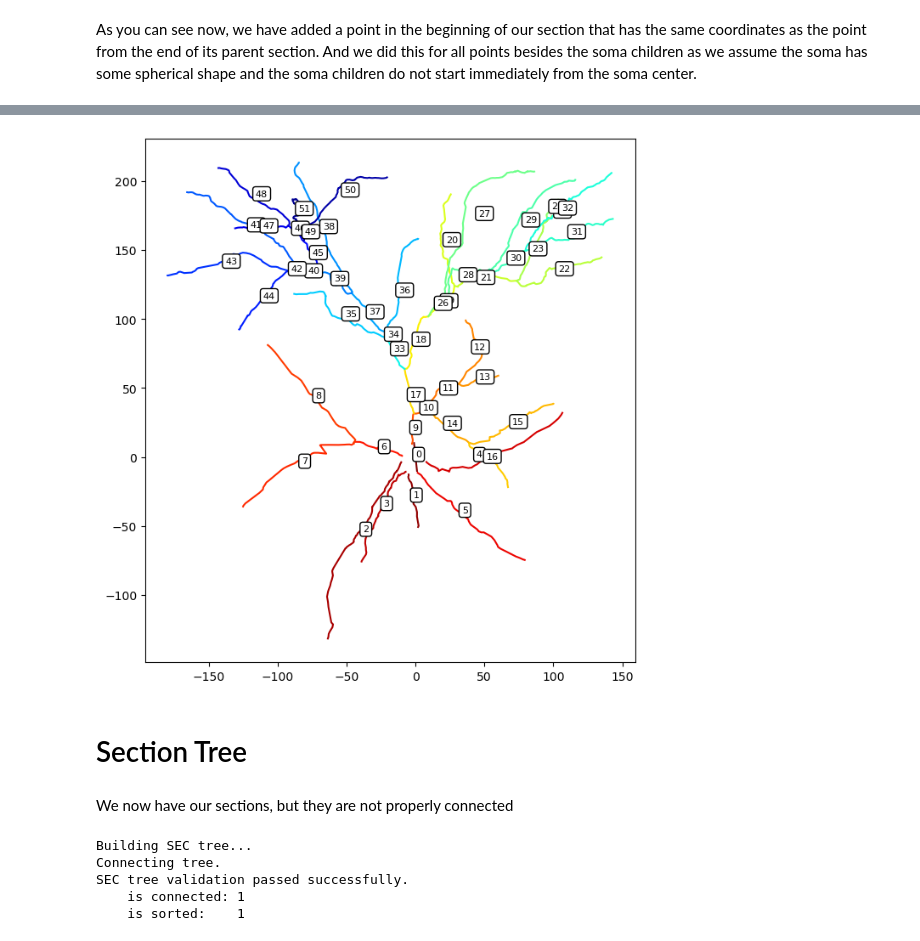
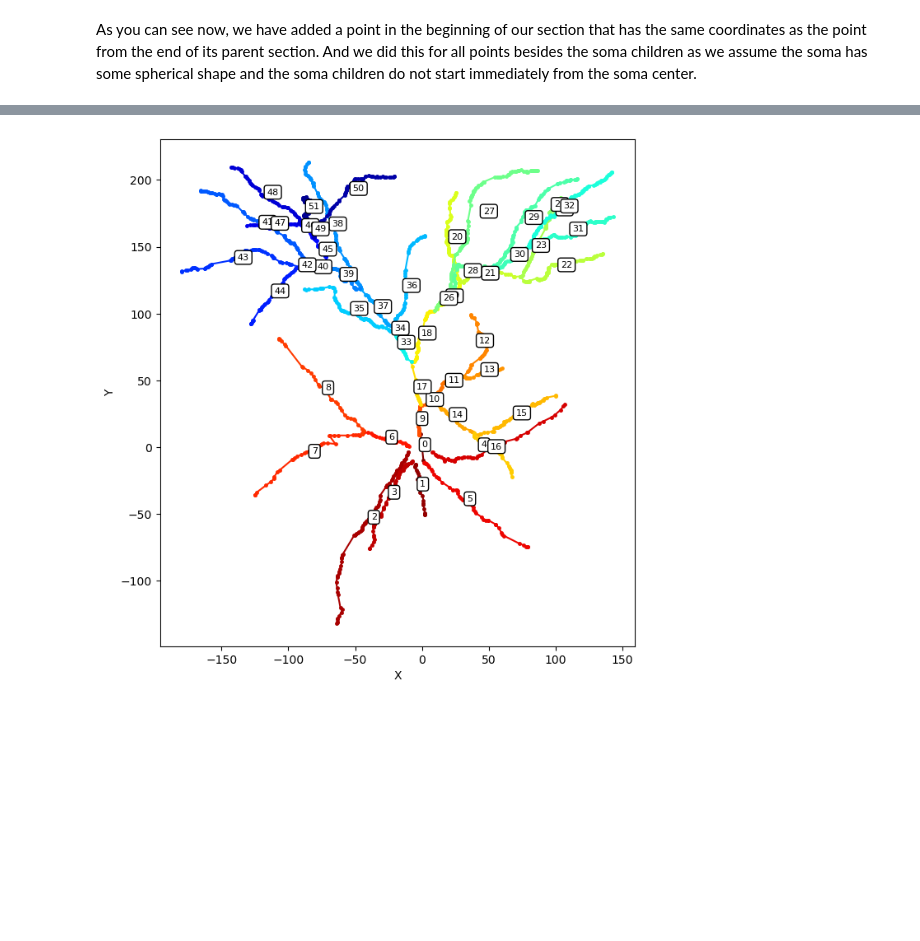
Before and after one commit to Poirazi-Lab/DendroTweaksApp, a Jupyter notebook: app/src/trees_demo.ipynb, the cells around one changed output, grey strips where cells are left out. Saved outputs shown, nothing was run; the diff lists cells and outputs as text; code cells hidden in the pictures; blank space fills up the shorter version.

```diff
--- a/app/src/trees_demo.ipynb
+++ b/app/src/trees_demo.ipynb
@@ -17,7 +17,7 @@ file_name = 'Park_2019.swc'
 path_to_swc = os.path.join(cwd, "data", "swc")
 path_to_file = os.path.join(path_to_swc,file_name)
 # %%
-factory = TreeFactory()
+factory = TreeFactory(path_to_swc)
 reader = SWCReader()
 # %%
 df = reader.read_file(path_to_file)
@@ -124,0 +113,2 @@ Tree [•0, •1, •2, •3, •4, •5, •6, •7, •8, •9, •10, •11,
+# %%
+swc_tree.sort()
@@ -158,0 +165,2 @@ swcm.swc_tree.plot_points(ax, edges=True, annotate=False, projection='XY')
+# %%
+sec_tree = factory.create_sec_tree(swc_tree, extend=True)
@@ -204,20 +222,5 @@ print(len(selected_section.pts3d))
 # %%
 fig, ax = plt.subplots(figsize=(8, 8))
-swcm.swc_tree.plot_sections(ax,
-                            show_points=False,
-                            show_lines=True,
-                            annotate=True)
+sec_tree.plot(ax=ax, show_points=True, show_lines=True, annotate=True, projection='XY')
 # %% [output]
-[figure, old version]
+[figure, new version]
-# %% [markdown]
-# Section Tree
-# %% [markdown]
-We now have our sections, but they are not properly connected
-# %%
-swcm.build_sec_tree()
-# %% [output]
-Building SEC tree...
-Connecting tree.
-SEC tree validation passed successfully.
-    is connected: 1
-    is sorted:    1
```
Also changed, not shown: parts of 38 cells of this notebook, 20 other files.
